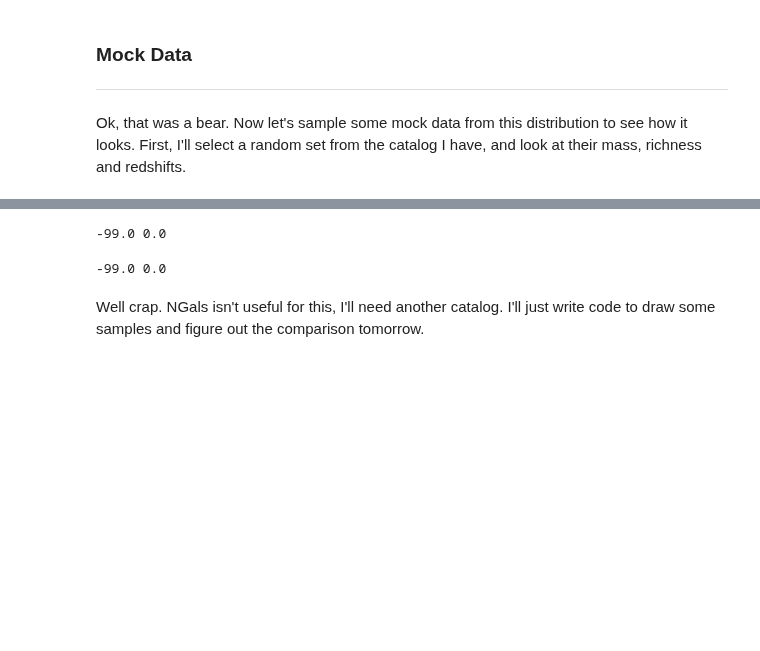
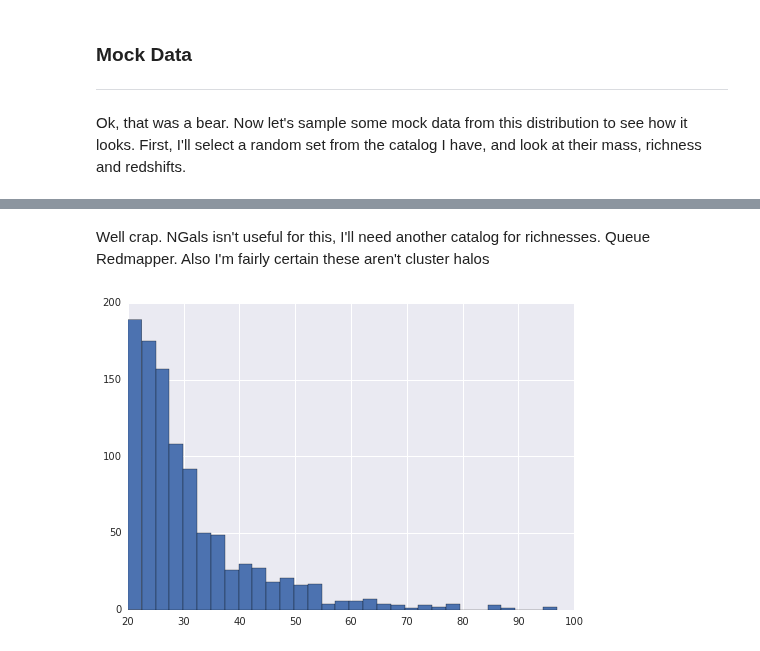
Before and after one commit to Ravirajadrangi/ClusterMassInference, a Jupyter notebook: Project Notebook.ipynb, the cells around one changed output, grey strips where cells are left out. Cells and saved outputs as stored; diff of their text form; code cells hidden in the pictures; blank space fills up the shorter version.

```diff
--- a/Project Notebook.ipynb
+++ b/Project Notebook.ipynb
@@ -191,13 +191,13 @@ for column in ['Z', 'M200', 'NGALS']:
-# %%
-print dataSample['NGALS'].mean(), dataSample['NGALS'].std(),
-# %% [output]
--99.0 0.0
-# %%
-print trueData['NGALS'].mean(), trueData['NGALS'].std()
-# %% [output]
--99.0 0.0
 # %% [markdown]
-Well crap. NGals isn't useful for this, I'll need another catalog. I'll just write code to draw some samples and figure out the comparison tomorrow.
+Well crap. NGals isn't useful for this, I'll need another catalog for richnesses. Queue Redmapper. Also I'm fairly certain these aren't cluster halos
+# %%
+hdulist = fits.open('/home/sean/Downloads/Buzzard-highres_v1.0_redmapper_lgt20_catalog.fit')
+redmapperData = hdulist[1].data
+#print redmapperData.columns.info()
+# %%
+plt.hist(redmapperData['LAMBDA_CHISQ'], bins = int(np.sqrt(redmapperData.shape[0])));
+# %% [output]
+[figure, added]
 # %%
 #draw parameters from priors
 nSamples = 1000
```
Also changed, not shown: parts of 8 cells of this notebook, 1 other file.
